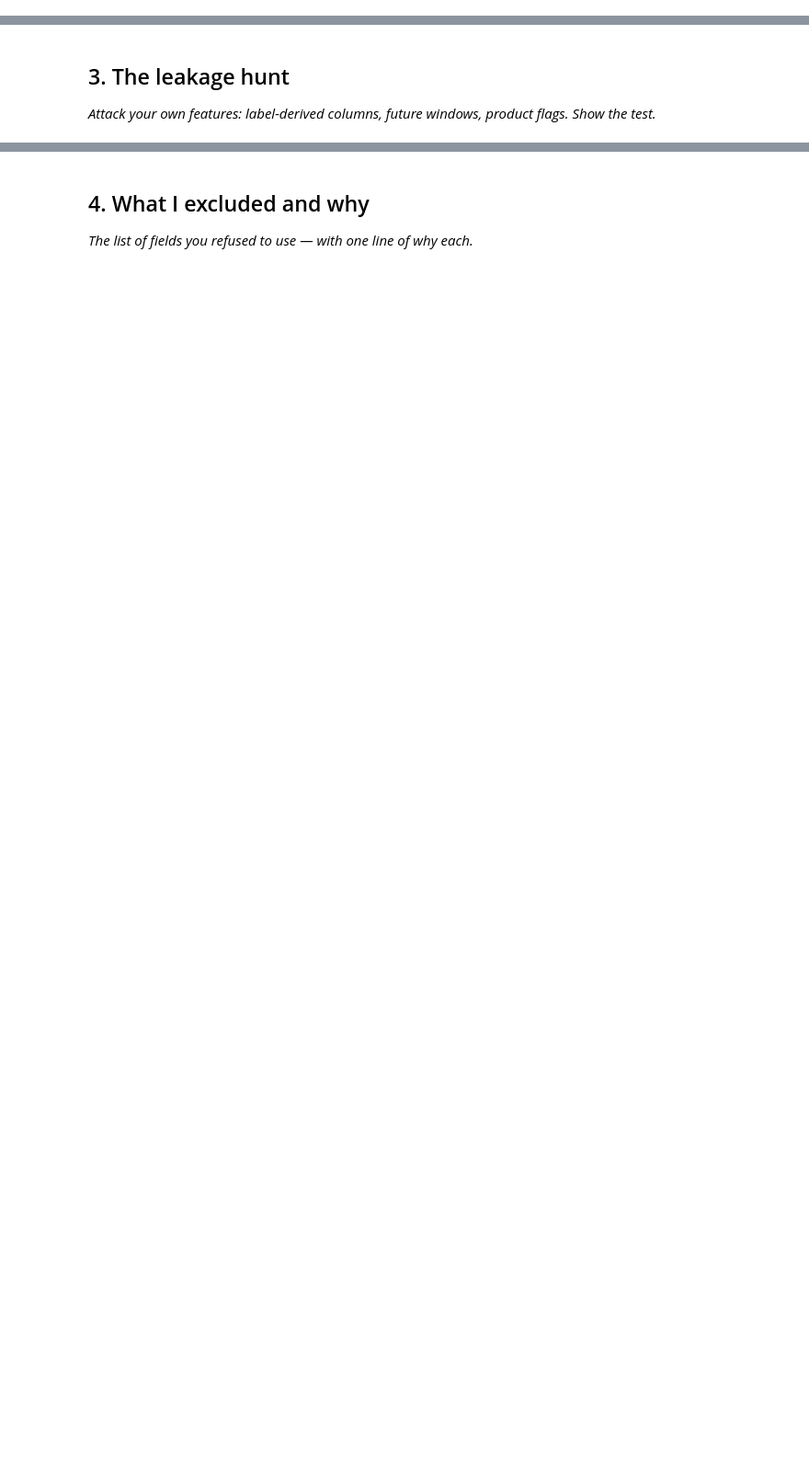
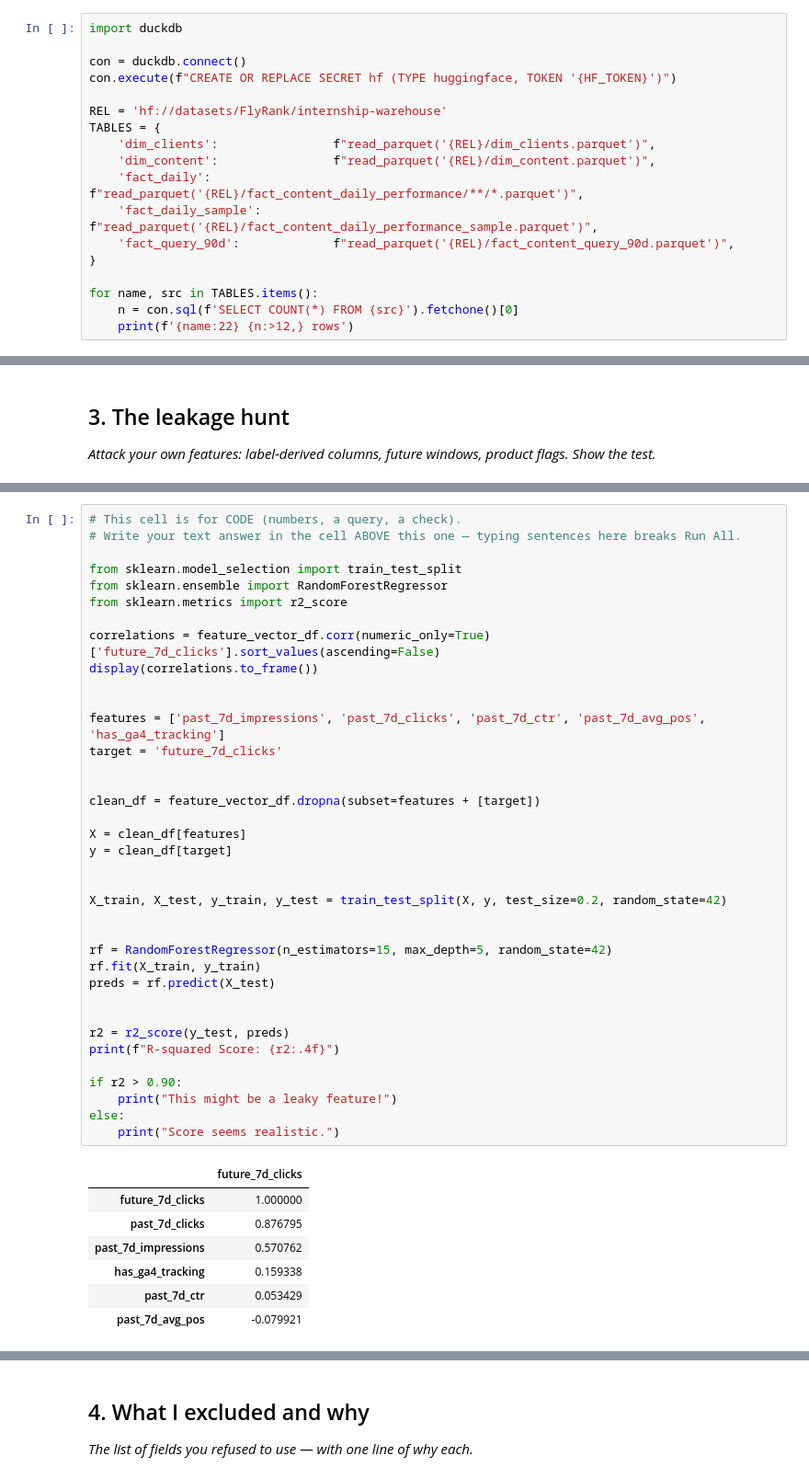
Before and after one commit to Deepr0gth/Flyrank_repo, a Jupyter notebook: work/notebooks/w03_feature_leakage_check.ipynb, the cells around one changed output, grey strips where cells are left out. Shown at 92% size. Saved outputs shown, nothing was run; the diff lists cells and outputs as text; blank space fills up the shorter version.

```diff
--- a/work/notebooks/w03_feature_leakage_check.ipynb
+++ b/work/notebooks/w03_feature_leakage_check.ipynb
@@ -8,0 +28,18 @@ This skeleton is yours to fill. Work the sections **in order** — each one has
+# %%
+import duckdb
+
+con = duckdb.connect()
+con.execute(f"CREATE OR REPLACE SECRET hf (TYPE huggingface, TOKEN '{HF_TOKEN}')")
+
+REL = 'hf://datasets/FlyRank/internship-warehouse'
+TABLES = {
+    'dim_clients':                f"read_parquet('{REL}/dim_clients.parquet')",
+    'dim_content':                f"read_parquet('{REL}/dim_content.parquet')",
+    'fact_daily':                 f"read_parquet('{REL}/fact_content_daily_performance/**/*.parquet')",
+    'fact_daily_sample':          f"read_parquet('{REL}/fact_content_daily_performance_sample.parquet')",
+    'fact_query_90d':             f"read_parquet('{REL}/fact_content_query_90d.parquet')",
+}
+
+for name, src in TABLES.items():
+    n = con.sql(f'SELECT COUNT(*) FROM {src}').fetchone()[0]
+    print(f'{name:22} {n:>12,} rows')
@@ -29,0 +209,45 @@ This skeleton is yours to fill. Work the sections **in order** — each one has
+# %%
+# This cell is for CODE (numbers, a query, a check).
+# Write your text answer in the cell ABOVE this one — typing sentences here breaks Run All.
+
+from sklearn.model_selection import train_test_split
+from sklearn.ensemble import RandomForestRegressor
+from sklearn.metrics import r2_score
+
+correlations = feature_vector_df.corr(numeric_only=True)['future_7d_clicks'].sort_values(ascending=False)
+display(correlations.to_frame())
+
+
+features = ['past_7d_impressions', 'past_7d_clicks', 'past_7d_ctr', 'past_7d_avg_pos', 'has_ga4_tracking']
+target = 'future_7d_clicks'
+
+
+clean_df = feature_vector_df.dropna(subset=features + [target])
+
+X = clean_df[features]
+y = clean_df[target]
+
+
+X_train, X_test, y_train, y_test = train_test_split(X, y, test_size=0.2, random_state=42)
+
+
+rf = RandomForestRegressor(n_estimators=15, max_depth=5, random_state=42)
+rf.fit(X_train, y_train)
+preds = rf.predict(X_test)
+
+
+r2 = r2_score(y_test, preds)
+print(f"R-squared Score: {r2:.4f}")
+
+if r2 > 0.90:
+    print("This might be a leaky feature!")
+else:
+    print("Score seems realistic.")
+# %% [output]
+|  | future_7d_clicks |
+| future_7d_clicks | 1.000000 |
+| past_7d_clicks | 0.876795 |
+| past_7d_impressions | 0.570762 |
+| has_ga4_tracking | 0.159338 |
+| past_7d_ctr | 0.053429 |
+| past_7d_avg_pos | -0.079921 |
```
Also changed, not shown: parts of 13 cells of this notebook.
